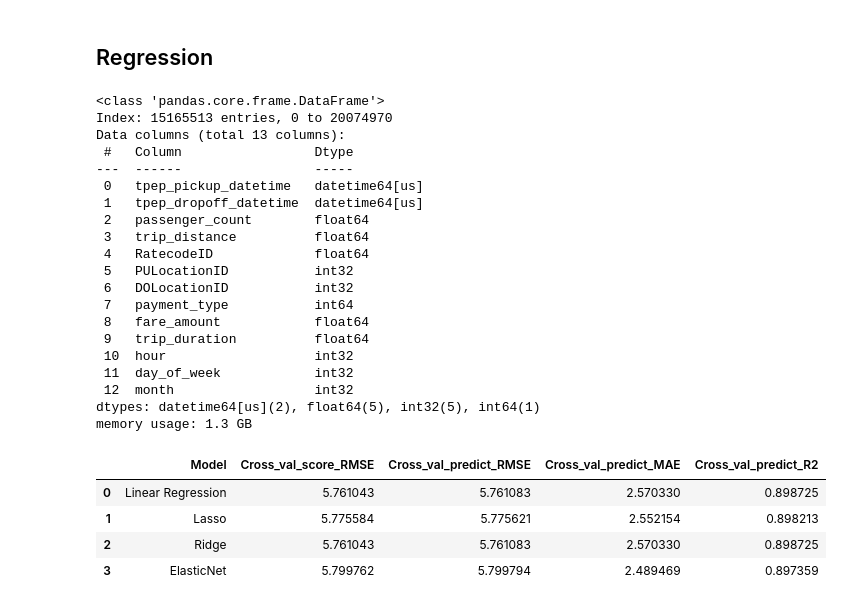
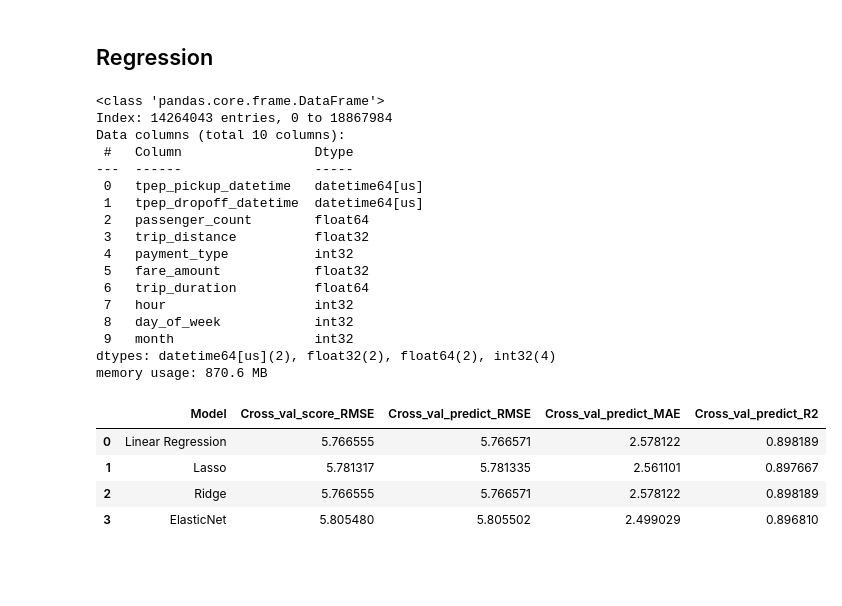
Before and after one commit to ujjwalkuikel/NYC-Taxi-Data-Analysis, a Jupyter notebook: notebooks/final_main_presentation.ipynb, the cells around one changed output. Saved outputs shown, nothing was run; the diff lists cells and outputs as text; code cells hidden in the pictures; blank space fills up the shorter version.

```diff
--- a/notebooks/final_main_presentation.ipynb
+++ b/notebooks/final_main_presentation.ipynb
@@ -25,7 +25,7 @@ Importing plotly failed. Interactive plots will not work.
 # %%
 # List of relevant columns
 columns_to_use = ['tpep_pickup_datetime', 'tpep_dropoff_datetime', 'passenger_count',
-                  'trip_distance','RatecodeID', 'PULocationID','DOLocationID','payment_type','fare_amount']
+                  'trip_distance','payment_type','fare_amount']
 # %%
 df2024_1 = pd.read_parquet('../data/raw/yellow_tripdata_2024-01.parquet', columns=columns_to_use)
 df2024_2 = pd.read_parquet('../data/raw/yellow_tripdata_2024-02.parquet', columns=columns_to_use)
@@ -53,0 +71,6 @@ df2024.describe()
+# %%
+float_cols = df2024.select_dtypes(include=['float64']).columns
+int_cols = df2024.select_dtypes(include=['int64']).columns
+
+df2024[float_cols] = df2024[float_cols].astype(np.float32)
+df2024[int_cols] = df2024[int_cols].astype(np.int32)
@@ -447,25 +516,22 @@ df2024['month'] = df2024['tpep_pickup_datetime'].dt.month
 df2024.info()
 # %% [output]
 <class 'pandas.core.frame.DataFrame'>
-Index: 15165513 entries, 0 to 20074970
-Data columns (total 13 columns):
+Index: 14264043 entries, 0 to 18867984
+Data columns (total 10 columns):
  #   Column                 Dtype
 ---  ------                 -----
  0   tpep_pickup_datetime   datetime64[us]
  1   tpep_dropoff_datetime  datetime64[us]
  2   passenger_count        float64
- 3   trip_distance          float64
- 4   RatecodeID             float64
- 5   PULocationID           int32
- 6   DOLocationID           int32
- 7   payment_type           int64
- 8   fare_amount            float64
- 9   trip_duration          float64
- 10  hour                   int32
- 11  day_of_week            int32
- 12  month                  int32
-dtypes: datetime64[us](2), float64(5), int32(5), int64(1)
-memory usage: 1.3 GB
+ 3   trip_distance          float32
+ 4   payment_type           int32
+ 5   fare_amount            float32
+ 6   trip_duration          float64
+ 7   hour                   int32
+ 8   day_of_week            int32
+ 9   month                  int32
+dtypes: datetime64[us](2), float32(2), float64(2), int32(4)
+memory usage: 870.6 MB
 # %%
 # Cross-validation function for regression
 def cross_validate_models(X, y):
@@ -505,14 +571,14 @@ def cross_validate_models(X, y):
 
     return pd.DataFrame(results)
 # %%
-X = df2024.drop(columns=['fare_amount','tpep_pickup_datetime','tpep_dropoff_datetime','RatecodeID','PULocationID','DOLocationID'])
+X = df2024.drop(columns=['fare_amount','tpep_pickup_datetime','tpep_dropoff_datetime'])
 y = df2024['fare_amount']
 X = pd.get_dummies(X, columns=['payment_type' ], drop_first=True)
-results_df = cross_validate_models(X, y)
-results_df
+results_dfwithouthyperpams = cross_validate_models(X, y)
+results_dfwithouthyperpams
 # %% [output]
 |  | Model | Cross_val_score_RMSE | Cross_val_predict_RMSE | Cross_val_predict_MAE | Cross_val_predict_R2 |
-| 0 | Linear Regression | 5.761043 | 5.761083 | 2.570330 | 0.898725 |
-| 1 | Lasso | 5.775584 | 5.775621 | 2.552154 | 0.898213 |
-| 2 | Ridge | 5.761043 | 5.761083 | 2.570330 | 0.898725 |
-| 3 | ElasticNet | 5.799762 | 5.799794 | 2.489469 | 0.897359 |
+| 0 | Linear Regression | 5.766555 | 5.766571 | 2.578122 | 0.898189 |
+| 1 | Lasso | 5.781317 | 5.781335 | 2.561101 | 0.897667 |
+| 2 | Ridge | 5.766555 | 5.766571 | 2.578122 | 0.898189 |
+| 3 | ElasticNet | 5.805480 | 5.805502 | 2.499029 | 0.896810 |
```
Also changed, not shown: parts of 49 cells of this notebook, 4 other files.
